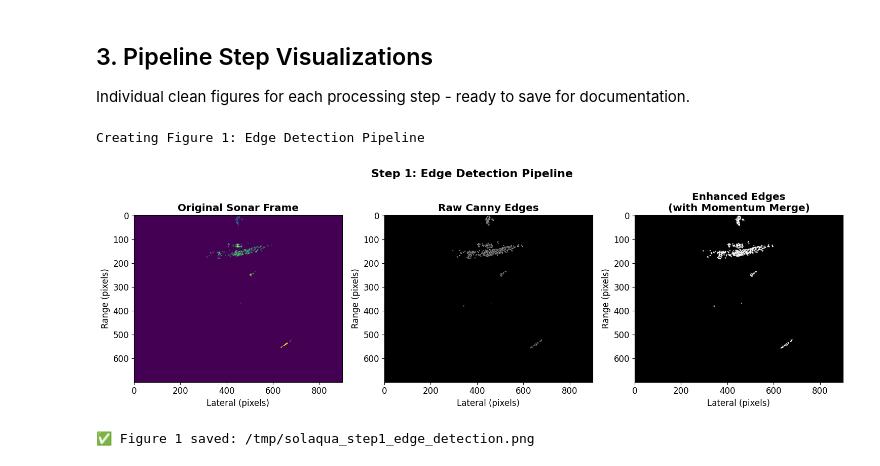
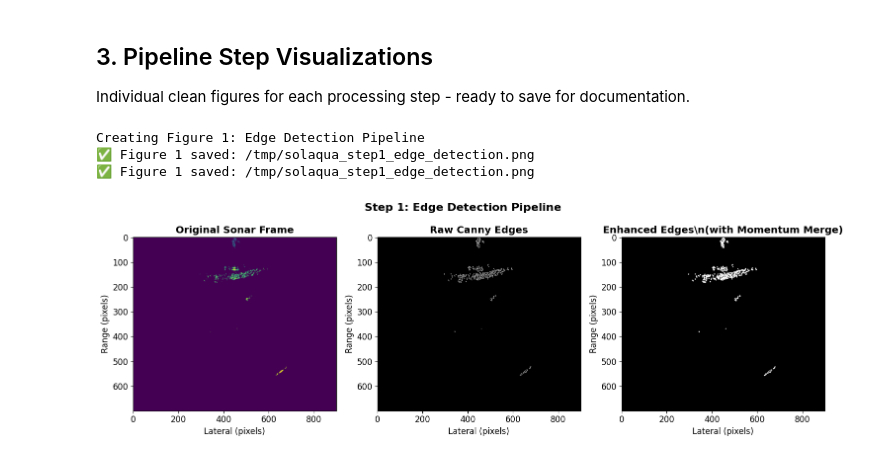
Before and after one commit to eirivarn/SonarLocalizationProject, a Jupyter notebook: 07_pipeline_visualization.ipynb, the cells around one changed output. Saved outputs shown, nothing was run; the diff lists cells and outputs as text; code cells hidden in the pictures.

```diff
--- a/07_pipeline_visualization.ipynb
+++ b/07_pipeline_visualization.ipynb
@@ -212,44 +85,13 @@ Current AOI: None
 Individual clean figures for each processing step - ready to save for documentation.
 # %%
 # Step 1: Edge Detection Pipeline
-print("Creating Figure 1: Edge Detection Pipeline")
-
-# Import the actual preprocessing function used in video generation
-from utils.sonar_image_analysis import preprocess_edges
-
-# Run the exact preprocessing used in analyze_frame()
-edges_raw, edges_proc = preprocess_edges(frame_u8, IMAGE_PROCESSING_CONFIG)
-
-# Create clean edge detection visualization
-fig, axes = plt.subplots(1, 3, figsize=(15, 5))
-fig.suptitle('Step 1: Edge Detection Pipeline', fontsize=16, fontweight='bold')
-
-# Original frame
-axes[0].imshow(frame_u8, cmap='viridis', aspect='auto')
-axes[0].set_title('Original Sonar Frame', fontweight='bold')
-axes[0].set_xlabel('Lateral (pixels)')
-axes[0].set_ylabel('Range (pixels)')
-
-# Raw Canny edges
-axes[1].imshow(edges_raw, cmap='gray', aspect='auto')
-axes[1].set_title('Raw Canny Edges', fontweight='bold')
-axes[1].set_xlabel('Lateral (pixels)')
-axes[1].set_ylabel('Range (pixels)')
-
-# Enhanced edges with momentum merging
-axes[2].imshow(edges_proc, cmap='gray', aspect='auto')
-axes[2].set_title('Enhanced Edges\n(with Momentum Merge)', fontweight='bold')
-axes[2].set_xlabel('Lateral (pixels)')
-axes[2].set_ylabel('Range (pixels)')
-
-plt.tight_layout()
-plt.savefig('/tmp/solaqua_step1_edge_detection.png', dpi=300, bbox_inches='tight')
-plt.show()
-
-print("✅ Figure 1 saved: /tmp/solaqua_step1_edge_detection.png")
+edges_raw, edges_proc = visualizer.visualize_edge_detection(
+    save_path='/tmp/solaqua_step1_edge_detection.png'
+)
 # %% [output]
 Creating Figure 1: Edge Detection Pipeline
+✅ Figure 1 saved: /tmp/solaqua_step1_edge_detection.png
+✅ Figure 1 saved: /tmp/solaqua_step1_edge_detection.png
-[figure, old version]
+[figure, new version]
-✅ Figure 1 saved: /tmp/solaqua_step1_edge_detection.png
 # %%
 # Step 2: Contour Detection
```
Also changed, not shown: parts of 10 cells of this notebook, 1 other file.
